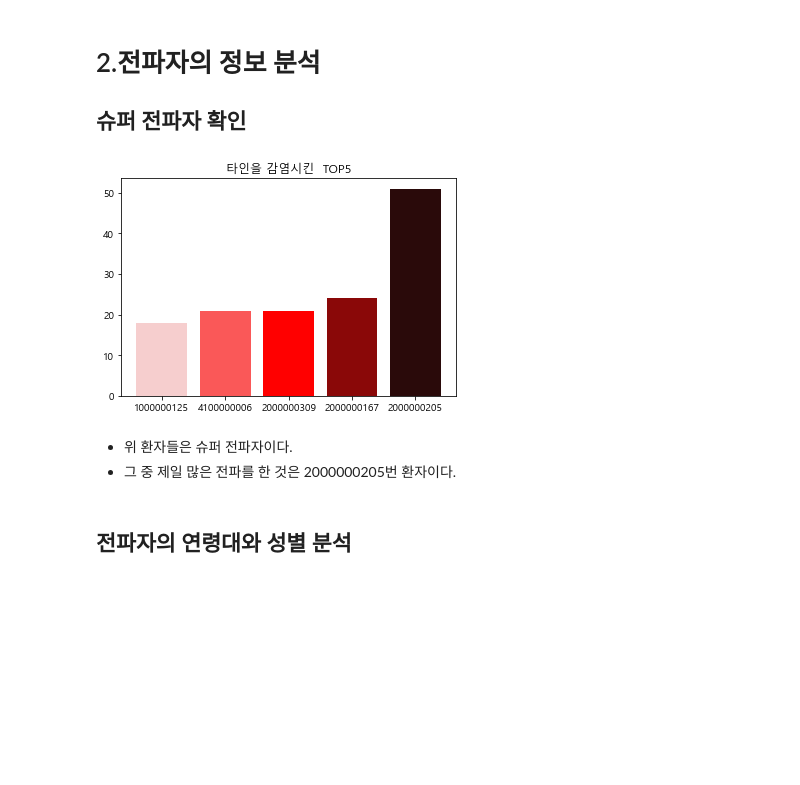
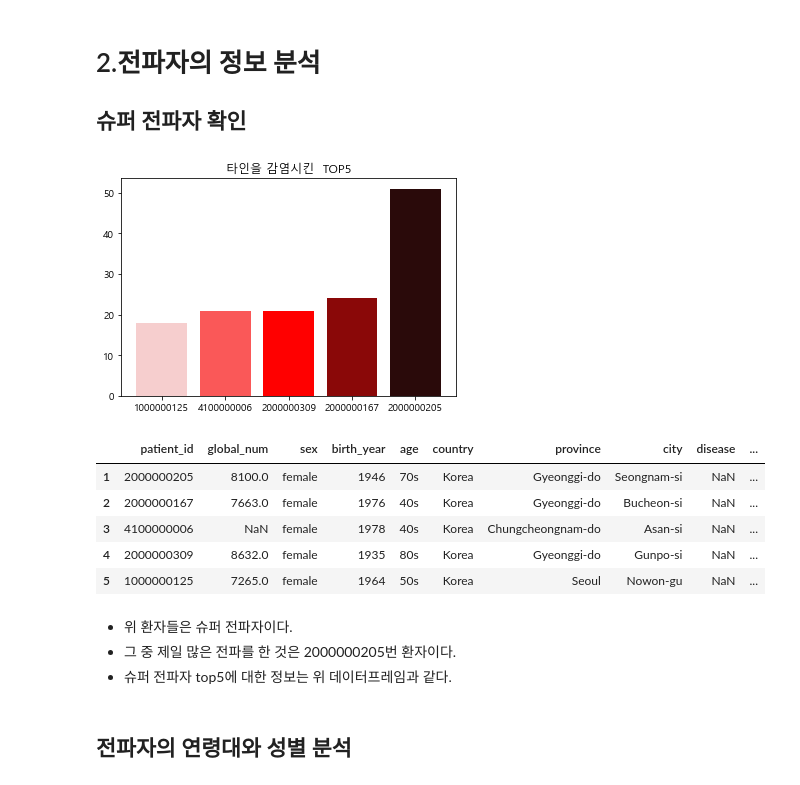
Before and after one commit to inuinseoul/2020teammate, a Jupyter notebook: 데이터 시각화 프로젝트/박인우/corona_final.ipynb, the cells around one changed output. Drawn from its saved outputs; the diff is of its cells as text; code cells hidden in the pictures; blank space fills up the shorter version.

```diff
--- a/데이터 시각화 프로젝트/박인우/corona_final.ipynb
+++ b/데이터 시각화 프로젝트/박인우/corona_final.ipynb
@@ -150,16 +149,32 @@ plt.show()
 # %%
 pat_by_contact = pat_info[pat_info['infection_case'] == 'contact with patient']
 contact_other = pat_by_contact[['infected_by','patient_id']].groupby('infected_by').count().reset_index().sort_values(by = 'patient_id', ascending = False)[0:5]
+spreader_list = []
+for num in list(contact_other['infected_by']):
+    if len(num) == 10:
+        spreader_list.append(int(num))
+spreader_df = pat_info[pat_info['patient_id'] == spreader_list[0]]
+for i in range(1,len(spreader_list)):
+    spreader_df = spreader_df.append(pat_info[pat_info['patient_id'] == spreader_list[i]])
+spreader_df.index = [1,2,3,4,5]
 contact_other.sort_values(by =  'patient_id',  inplace =True)
 
 plt.bar(contact_other.infected_by, contact_other.patient_id, color=['#F6CECE','#FA5858','#FF0000','#8A0808','#2A0A0A'])
 plt.title('타인을 감염시킨  TOP5')
 plt.show()
+display(spreader_df)
 # %% [output]
 [figure]
+|  | patient_id | global_num | sex | birth_year | age | country | province | city | disease | ... |
+| 1 | 2000000205 | 8100.0 | female | 1946 | 70s | Korea | Gyeonggi-do | Seongnam-si | NaN | ... |
+| 2 | 2000000167 | 7663.0 | female | 1976 | 40s | Korea | Gyeonggi-do | Bucheon-si | NaN | ... |
+| 3 | 4100000006 | NaN | female | 1978 | 40s | Korea | Chungcheongnam-do | Asan-si | NaN | ... |
+| 4 | 2000000309 | 8632.0 | female | 1935 | 80s | Korea | Gyeonggi-do | Gunpo-si | NaN | ... |
+| 5 | 1000000125 | 7265.0 | female | 1964 | 50s | Korea | Seoul | Nowon-gu | NaN | ... |
 # %% [markdown]
 - 위 환자들은 슈퍼 전파자이다.
 - 그 중 제일 많은 전파를 한 것은 2000000205번 환자이다.
+- 슈퍼 전파자 top5에 대한 정보는 위 데이터프레임과 같다.
 # %% [markdown]
 ## 전파자의 연령대와 성별 분석
 # %%
```
Also changed, not shown: parts of 1 cell of this notebook.
